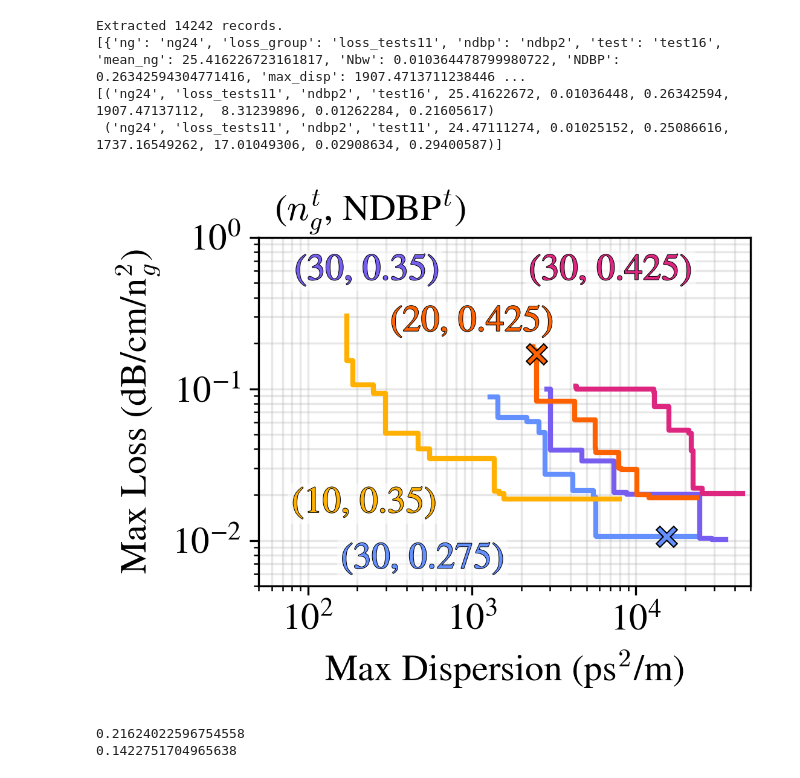
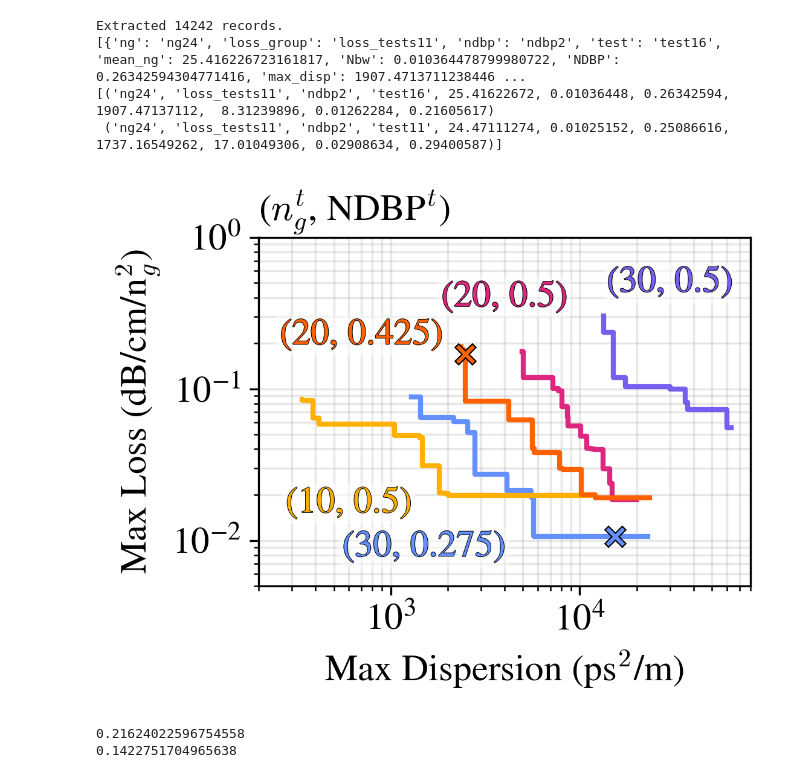
Before and after one commit to DominicJThompson/optGME, a Jupyter notebook: paper2/plots/diagramsV2.ipynb, the cells around one changed output. Saved outputs shown, nothing was run; the diff lists cells and outputs as text; code cells hidden in the pictures.

```diff
--- a/paper2/plots/diagramsV2.ipynb
+++ b/paper2/plots/diagramsV2.ipynb
@@ -2524,11 +2524,11 @@ fig, ax = plt.subplots(figsize=(3.5,2.5), dpi=300)
 spacing = np.logspace(np.log10(5e1), np.log10(5e4),6)
 
 line_metadata = [
-                 ('ng30','ndbp1',cs['b'],'30','0.275',500,0.0075),
-                 ('ng30','ndbp2',cs['p'],'30','0.35',spacing[1]+30,0.6),
-                 ('ng30','ndbp3',cs['m'],'30','0.425',7000,0.6),
-                 ('ng10','ndbp2',cs['y'],'10','0.35',220,0.0175),
-                 ('ng20','ndbp3',cs['o'],'20','0.425',1000,0.275),]
+                 ('ng30','ndbp1',cs['b'],'30','0.275',1500,0.009),
+                 ('ng30','ndbp4',cs['p'],'30','0.5',30000,0.5),
+                 ('ng20','ndbp4',cs['m'],'20','0.5',4000,0.4),
+                 ('ng10','ndbp4',cs['y'],'10','0.5',600,0.0175),
+                 ('ng20','ndbp3',cs['o'],'20','0.425',700,0.225),]
 
 # line_metadata = [
 #                  ('ng30','ndbp4','k','30','0.275',500,0.0075),
@@ -2596,36 +2596,36 @@ for idx, line in enumerate(line_metadata):
         ha='center',
         va='center',
         bbox=dict(facecolor='white', edgecolor='none', alpha=0.5, boxstyle='round,pad=0.1')
     )
 
     t.set_path_effects([
         pe.Stroke(linewidth=.5, foreground="black"),  # outline thickness
         pe.Normal()
     ])
 
     #add x markers
     if idx == 0:
         ax.scatter(x_steps[-5], y_steps[-5], marker='x', s=50 * TEXT_SCALE, color='black',linewidth=2.5,zorder=5)
         ax.scatter(x_steps[-5], y_steps[-5], marker='x', s=40 * TEXT_SCALE, color=line[2],zorder=6)
     if  idx == 4:
         ax.scatter(x_steps[10], y_steps[10], marker='x', s=50 * TEXT_SCALE, color='black',linewidth=2.5,zorder=5)
         ax.scatter(x_steps[10], y_steps[10], marker='x', s=40 * TEXT_SCALE, color=line[2],zorder=6)
 
 #add text labels
-ax.text(spacing[1]+40, 1.45, f"($n_g^t$, NDBP$^t$)", fontsize=14*TEXT_SCALE, color='black', ha='center', va='center')
+ax.text(200, 1.45, f"($n_g^t$, NDBP$^t$)", fontsize=14*TEXT_SCALE, color='black', ha='left', va='center')
 
 ax.set_xlabel(r"Max Dispersion (ps$^2$/m)", fontsize=14*TEXT_SCALE)
 ax.set_ylabel(r"Max Loss (dB/cm/n$_g^2$)", fontsize=14*TEXT_SCALE)
 ax.grid(True, alpha=0.3, which='both')
 ax.tick_params(axis='both', which='major', labelsize=14*TEXT_SCALE)
 ax.set_xscale("log")
 ax.set_yscale("log")
-ax.set_xlim(5e1, 5e4)
+ax.set_xlim(2e2, 8e4)
 ax.set_ylim(5e-3, 1)
 
 plt.show()
 # %% [output]
-[figure, old version]
+[figure, new version]
 # %%
 from matplotlib.patches import RegularPolygon
 from matplotlib.colors import Normalize
```
Also changed, not shown: parts of 6 cells of this notebook, 4 other files.
